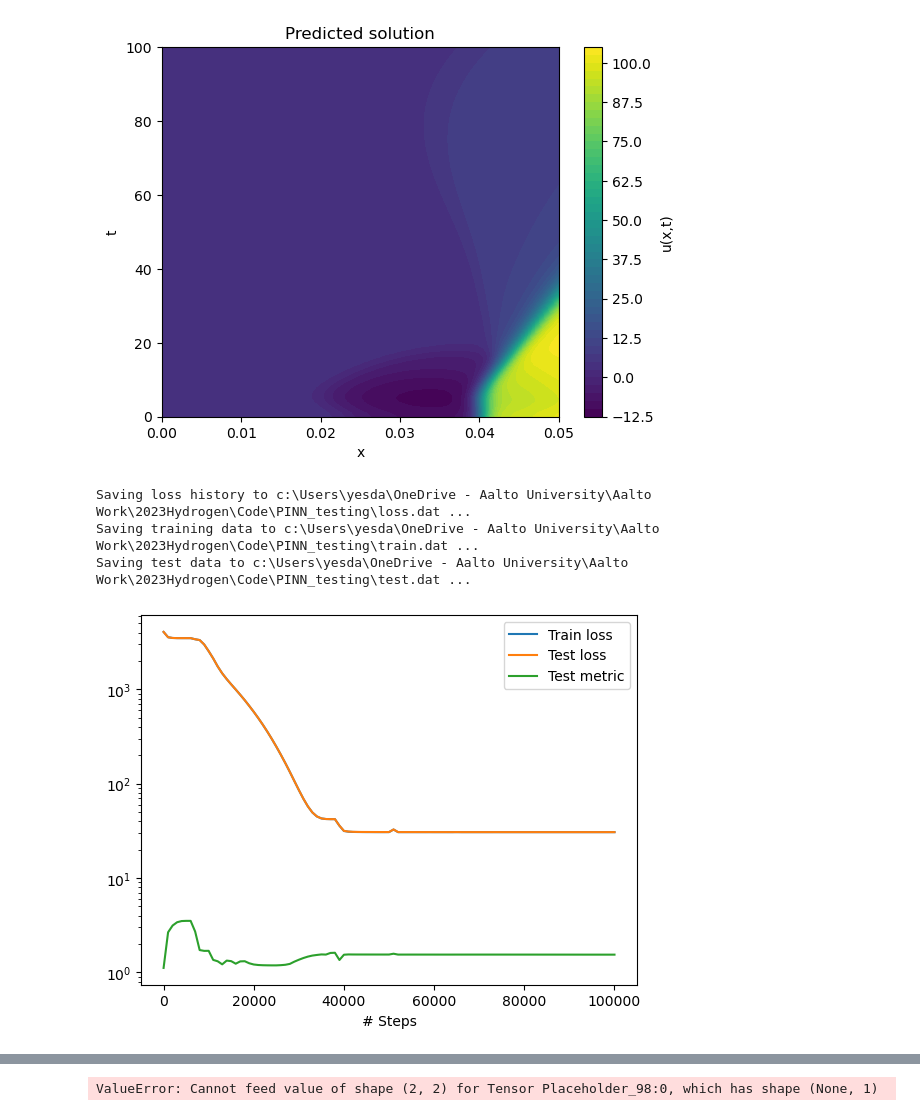
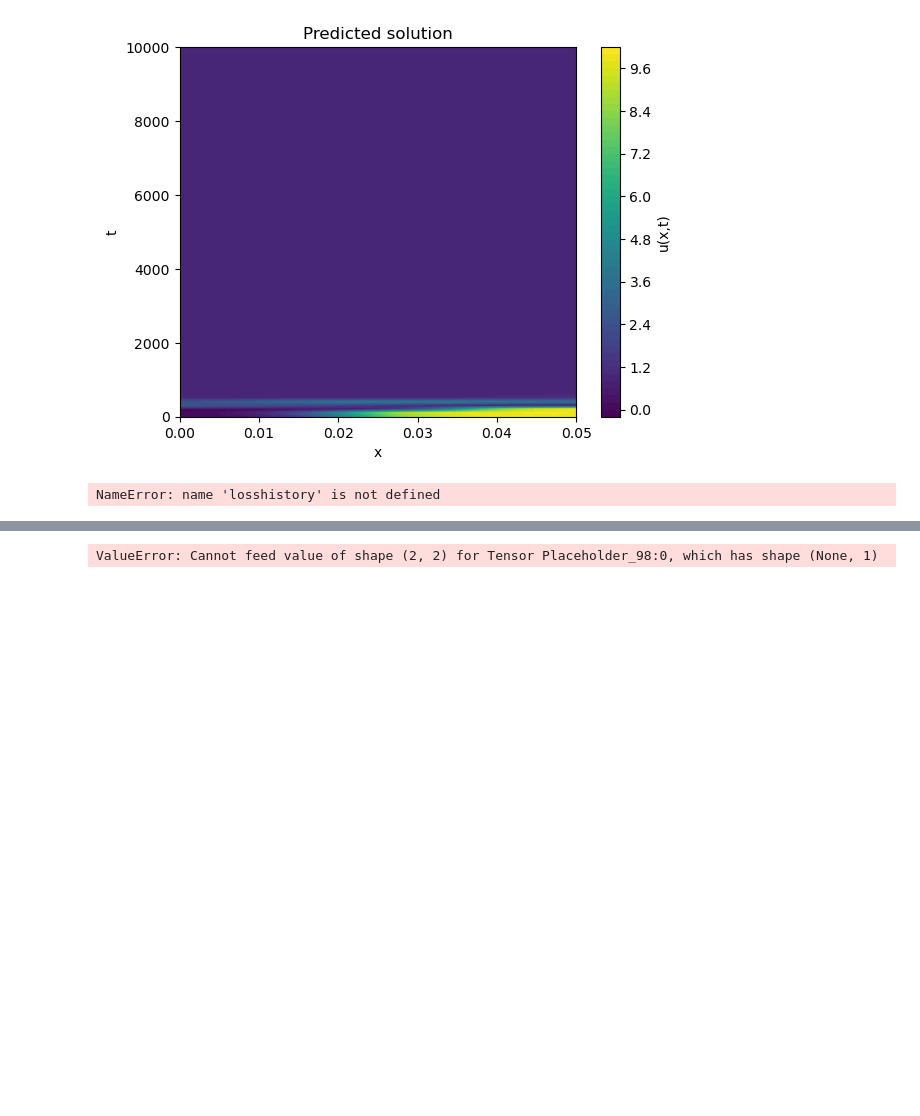
Before and after one commit to Daniel19993099/PINN_testing, a Jupyter notebook: PINN_0.1.5.2.ipynb, the cells around one changed output, grey strips where cells are left out. Cells and saved outputs as stored; diff of their text form; code cells hidden in the pictures; blank space fills up the shorter version.

```diff
--- a/PINN_0.1.5.2.ipynb
+++ b/PINN_0.1.5.2.ipynb
@@ -1,15 +1,33 @@
 # %%
 """Backend supported: tensorflow.compat.v1, tensorflow, pytorch, jax, paddle"""
+import os
+os.environ["CUDA_VISIBLE_DEVICES"] = "-1"  # Disable GPU
+
 import deepxde as dde
 import numpy as np
-
 from deepxde.backend import tf
 import matplotlib.pyplot as plt
+import tensorflow as tf
+
+# Ensure TensorFlow v1 compatibility
+tf.compat.v1.disable_eager_execution()
+
+# Set TensorFlow to use all available cores
+num_cores = 20
+config = tf.compat.v1.ConfigProto(intra_op_parallelism_threads=num_cores, inter_op_parallelism_threads=num_cores,allow_soft_placement=True,device_count={'CPU': num_cores})
+session = tf.compat.v1.Session(config=config)
+tf.compat.v1.keras.backend.set_session(session)
+
+# List available devices
+from tensorflow.python.client import device_lib
+print(device_lib.list_local_devices())
+
+
 D = 3.8e-11 #m^2/s
 C0 = 0.0 #moles/m^3
 C1 = 10 #moles/m^3
 l = 0.05 #m
-t = 1000 #s
+t = 100 #s
 def pde(x, y):
 
     dy_t = dde.grad.jacobian(y, x, i=0, j=1)
@@ -21,7 +39,7 @@ def f(x):
     return np.sin(np.pi * x / l)
 
 def func(x):
-    n_terms = 5  # Number of terms in the series to approximate the solution
+    n_terms = 10  # Number of terms in the series to approximate the solution
     result = C0 + (x[:, 0:1] / l) * (C1 - C0)
     for n in range(1, n_terms + 1):
         from scipy.integrate import quad
@@ -37,23 +55,25 @@ geomtime = dde.geometry.GeometryXTime(geom, timedomain)
 
 bc = dde.icbc.DirichletBC(geomtime, lambda x: (x[:, 0:1] / l) * 10, lambda _, on_boundary: on_boundary)
 #ic = dde.icbc.IC(geomtime, lambda x: 0, lambda _, on_initial: on_initial)
-observe_x1 = np.vstack((np.linspace(0.02, 0.04, num=5), np.full((5), 10))).T
+observe_x1 = np.vstack((np.linspace(0.02, 0.04, num=5), np.full((5), 10000))).T
 observe_y1 = dde.icbc.PointSetBC(observe_x1, func(observe_x1), component=0)
-observe_x2 = np.vstack((np.linspace(0.02, 0.04, num=5), np.full((5), 1))).T
+observe_x2 = np.vstack((np.linspace(0.02, 0.04, num=5), np.full((5), 500))).T
 observe_y2 = dde.icbc.PointSetBC(observe_x2, func(observe_x2), component=0)
 
-data = dde.data.TimePDE(geomtime, pde, [bc,observe_y1,observe_y2], num_domain=40, solution=func, num_boundary=20, num_initial=10, num_test=10000)
-layer_size = [2] + [32] * 3 + [1]
+data = dde.data.TimePDE(geomtime, pde, [bc,observe_y1,observe_y2], num_domain=5000, solution=func, num_boundary=5000, num_initial=5000, num_test=10000)
+layer_size = [2] + [128] * 5 + [1]
 activation = "tanh"
 initializer = "Glorot uniform"
+net = dde.nn.FNN(layer_size, activation, initializer)
 
-
-net = dde.nn.FNN(layer_size, activation, initializer)
 
 model = dde.Model(data, net)
 model.compile("adam", lr=0.0001, metrics=["l2 relative error"])
-early_stopping = dde.callbacks.EarlyStopping(min_delta=1e-6, patience=500)
-losshistory, train_state = model.train(iterations=10000000)
+
+losshistory, train_state = model.train(iterations=1000000)
+
+#early_stopping = dde.callbacks.EarlyStopping(min_delta=1e-6, patience=500)
+#losshistory, train_state = model.train(iterations=100, callbacks=[early_stopping])
 
 dde.saveplot(losshistory, train_state, issave=True, isplot=True)
 # %% [output]
@@ -80,29 +118,26 @@ Step      Train loss                                  Test loss
 # %%
 import matplotlib.pyplot as plt
 import numpy as np
 
 # Create a grid of points to evaluate the solution
 x = np.linspace(0, 0.05, 100)
-t = np.linspace(0, 100, 100)
+t = np.linspace(0, 10000, 100)
 X, T = np.meshgrid(x, t)
 points = np.vstack([X.ravel(), T.ravel()]).T
 
 # Predict the solution at these grid points
 y_pred = model.predict(points).reshape(X.shape)
 
 # Plot the solution
 plt.contourf(X, T, y_pred, levels=50, cmap='viridis')
 plt.colorbar(label='u(x,t)')
 plt.xlabel('x')
 plt.ylabel('t')
 plt.title('Predicted solution')
 plt.show()
 
 # Save the plot and loss history
 dde.saveplot(losshistory, train_state, issave=True, isplot=True)
 # %% [output]
-[figure, old version]
+[figure, new version]
-Saving loss history to c:\Users\yesda\OneDrive - Aalto University\Aalto Work\2023Hydrogen\Code\PINN_testing\loss.dat ...
-Saving training data to c:\Users\yesda\OneDrive - Aalto University\Aalto Work\2023Hydrogen\Code\PINN_testing\train.dat ...
-Saving test data to c:\Users\yesda\OneDrive - Aalto University\Aalto Work\2023Hydrogen\Code\PINN_testing\test.dat ...
+NameError: name 'losshistory' is not defined
-[figure, removed]
```
Also changed, not shown: parts of 2 cells of this notebook, 3 other files.
